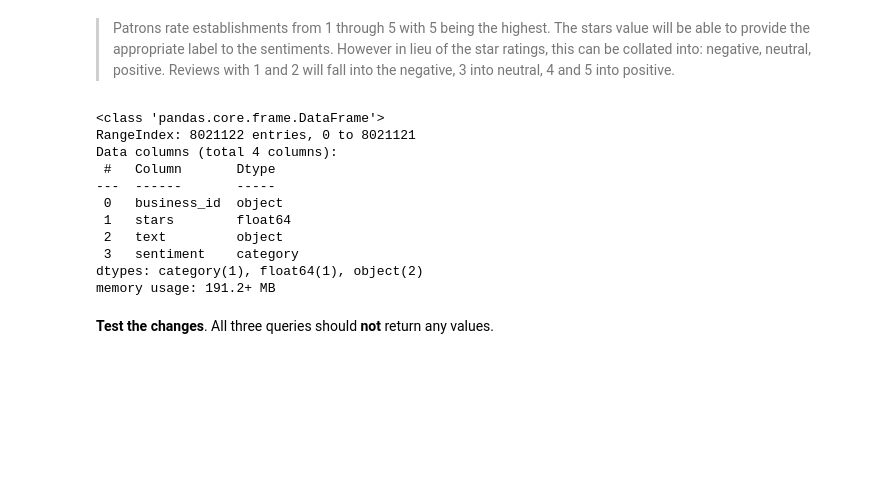
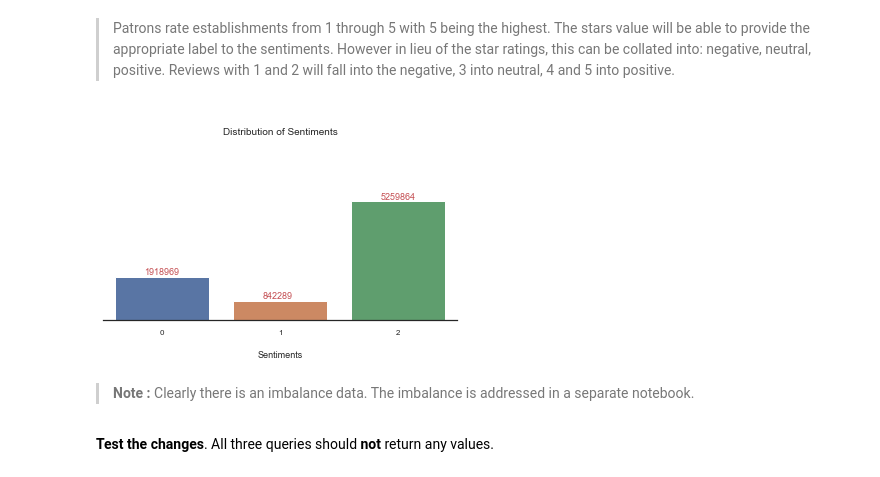
Before and after one commit to praisedev/sentiment-analysis-1, a Jupyter notebook: 1.0 Curate A Dataset.ipynb, the cells around one changed output. Cells and saved outputs as stored; diff of their text form; code cells hidden in the pictures; blank space fills up the shorter version.

Commit message:
fix: Removed additional duplicates found and cleanup notebook

```diff
--- a/1.0 Curate A Dataset.ipynb
+++ b/1.0 Curate A Dataset.ipynb
@@ -128,25 +116,31 @@ ax.set_xticklabels(labels=[lbl.get_text().title() for lbl in ax.get_xticklabels(
 # %% [markdown]
 > Patrons rate establishments from 1 through 5 with 5 being the highest. The stars value will be able to provide the appropriate label to the sentiments.
 However in lieu of the star ratings, this can be collated into: negative, neutral, positive. Reviews with 1 and 2 will fall into the negative, 3 into neutral, 4 and 5 into positive.
-# %%
-category_labels = [0, 1, 2]
-cut_bins = [0, 2, 3, 5]
-reviews_dataset['sentiment'] = pd.cut(reviews_dataset['stars'], bins=cut_bins, labels=category_labels)
-
-# check the new structure
-reviews_dataset.info()
-# %% [output]
-<class 'pandas.core.frame.DataFrame'>
-RangeIndex: 8021122 entries, 0 to 8021121
-Data columns (total 4 columns):
- #   Column       Dtype
----  ------       -----
- 0   business_id  object
- 1   stars        float64
- 2   text         object
- 3   sentiment    category
-dtypes: category(1), float64(1), object(2)
-memory usage: 191.2+ MB
+# %%
+# this maps stars 1-2 -> 0, 3 - > 1, 4-5 -> 2 where 0 negative, 1 neutral, 2 is positive
+reviews_dataset['sentiment'] = reviews_dataset['stars'].map({1:0, 2:0, 3:1, 4:2, 5:2}, na_action='ignore')
+
+sns.set(style="white")
+params = {'axes.spines.top':False, 'axes.spines.right': False, 'axes.spines.left': False,
+          'axes.labelsize' : 9, 'xtick.labelsize' : 8, 'ytick.labelsize' : 8}
+matplotlib.rcParams.update(params)
+fig = plt.figure(constrained_layout=True, figsize=(5, 2.4))
+ax = fig.gca()
+sns.countplot(reviews_dataset.sentiment, ax=ax)
+
+counts=reviews_dataset.groupby('sentiment').count().text
+for i, txt in enumerate(ax.get_xticklabels()):
+    count = counts[int(txt.get_text())]
+    ax.text(i-.15, count+100000, '{}'.format(count), fontdict={'fontsize': 9}, c='r')
+
+ax.set_xlabel('\nSentiments')
+ax.yaxis.set_visible(False)
+fig.suptitle('\nDistribution of Sentiments', y=1.42, fontsize=10);
+ax.set_xticklabels(labels=[lbl.get_text().title() for lbl in ax.get_xticklabels()]);
+# %% [output]
+[figure, added]
+# %% [markdown]
+> **Note :** Clearly there is an imbalance data.  The imbalance is addressed in a separate notebook.
 # %% [markdown]
 **Test the changes**.  All three queries should **not** return any values.
 # %%
```
Also changed, not shown: parts of 30 cells of this notebook.
